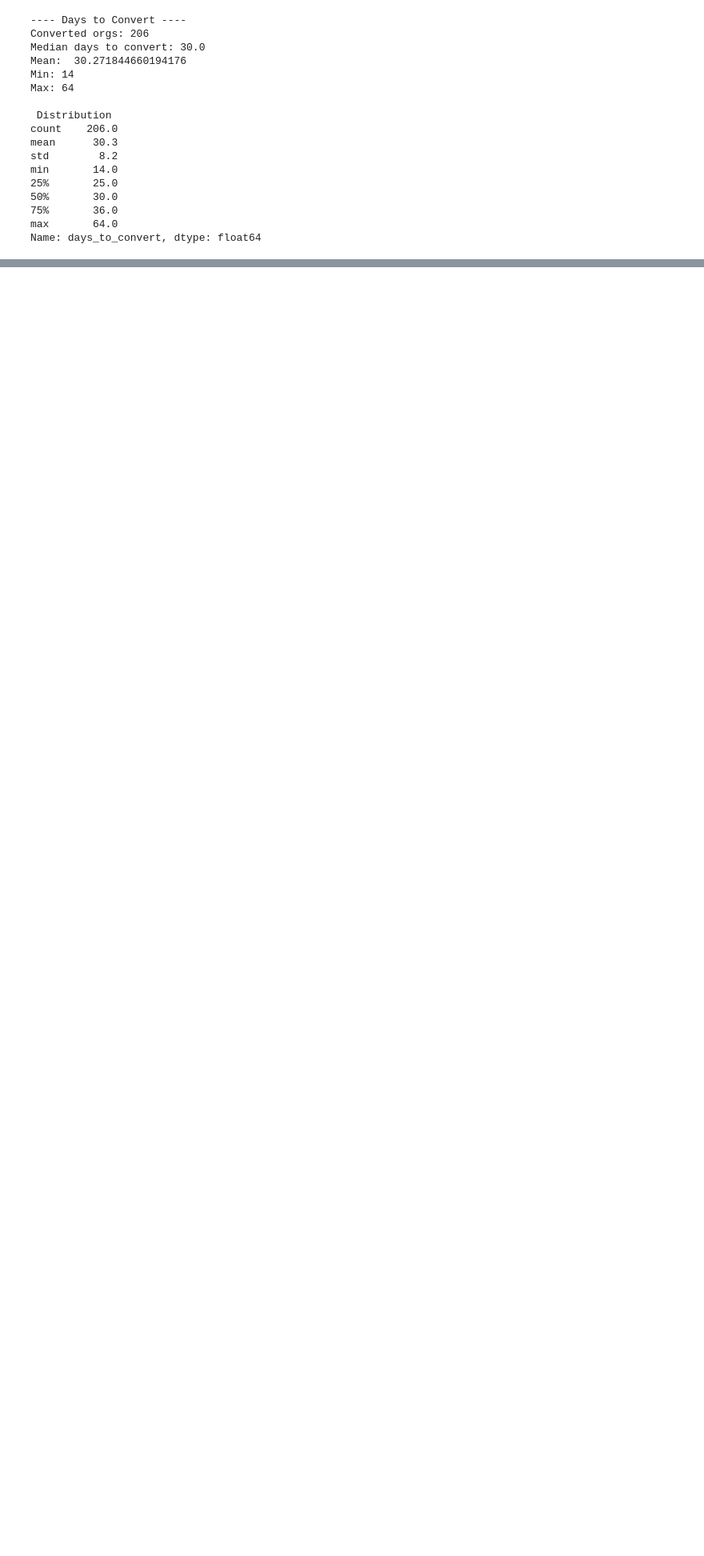
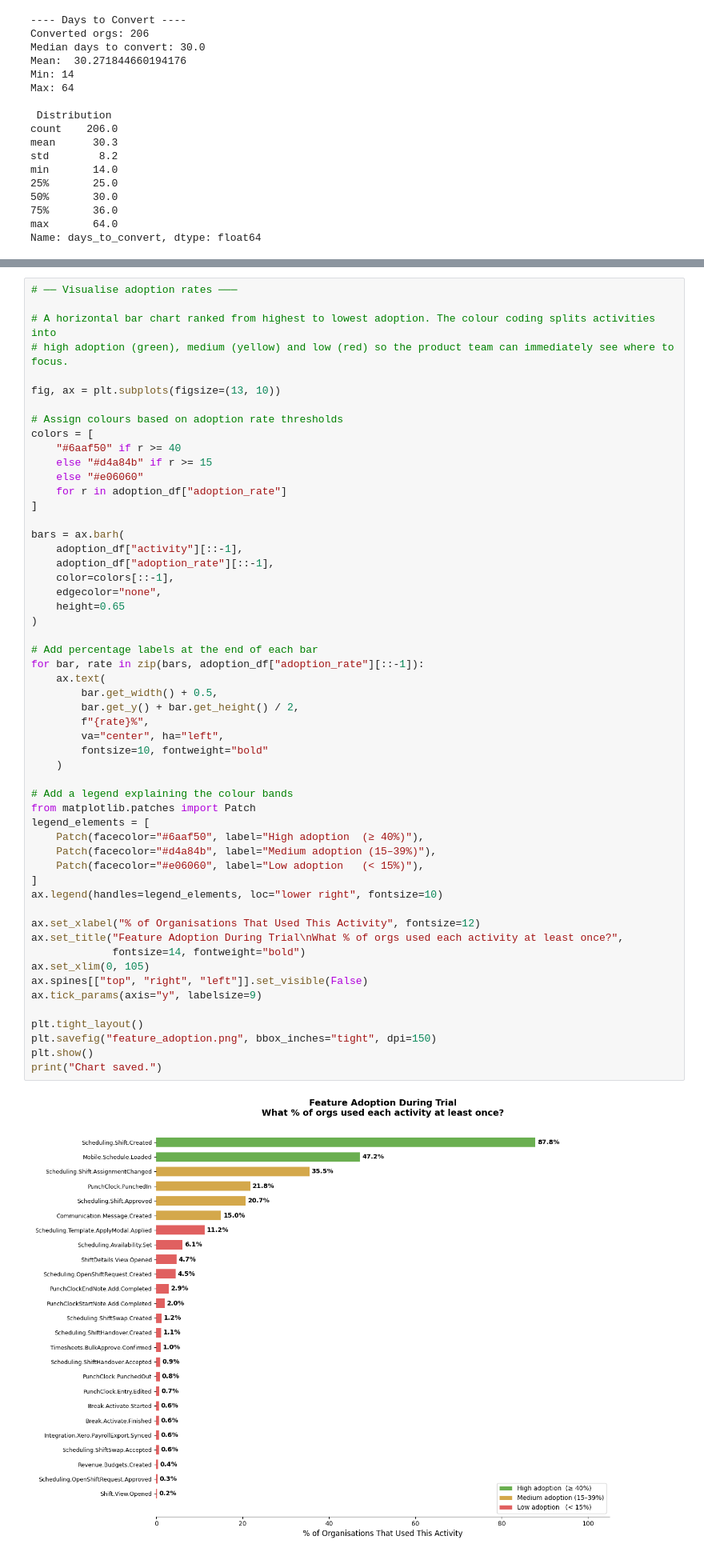
Before and after one commit to data-by-kaka/trial-conversion-analysis, a Jupyter notebook: Notebooks/02_Task.ipynb, the cells around one changed output, grey strips where cells are left out. Shown at 80% size. Drawn from its saved outputs; the diff is of its cells as text; blank space fills up the shorter version.

```diff
--- a/Notebooks/02_Task.ipynb
+++ b/Notebooks/02_Task.ipynb
@@ -229,0 +487,56 @@ Name: days_to_convert, dtype: float64
+# %%
+# ── Visualise adoption rates ───
+
+# A horizontal bar chart ranked from highest to lowest adoption. The colour coding splits activities into
+# high adoption (green), medium (yellow) and low (red) so the product team can immediately see where to focus.
+
+fig, ax = plt.subplots(figsize=(13, 10))
+
+# Assign colours based on adoption rate thresholds
+colors = [
+    "#6aaf50" if r >= 40
+    else "#d4a84b" if r >= 15
+    else "#e06060"
+    for r in adoption_df["adoption_rate"]
+]
+
+bars = ax.barh(
+    adoption_df["activity"][::-1],
+    adoption_df["adoption_rate"][::-1],
+    color=colors[::-1],
+    edgecolor="none",
+    height=0.65
+)
+
+# Add percentage labels at the end of each bar
+for bar, rate in zip(bars, adoption_df["adoption_rate"][::-1]):
+    ax.text(
+        bar.get_width() + 0.5,
+        bar.get_y() + bar.get_height() / 2,
+        f"{rate}%",
+        va="center", ha="left",
+        fontsize=10, fontweight="bold"
+    )
+
+# Add a legend explaining the colour bands
+from matplotlib.patches import Patch
+legend_elements = [
+    Patch(facecolor="#6aaf50", label="High adoption  (≥ 40%)"),
+    Patch(facecolor="#d4a84b", label="Medium adoption (15–39%)"),
+    Patch(facecolor="#e06060", label="Low adoption   (< 15%)"),
+]
+ax.legend(handles=legend_elements, loc="lower right", fontsize=10)
+
+ax.set_xlabel("% of Organisations That Used This Activity", fontsize=12)
+ax.set_title("Feature Adoption During Trial\nWhat % of orgs used each activity at least once?",
+             fontsize=14, fontweight="bold")
+ax.set_xlim(0, 105)
+ax.spines[["top", "right", "left"]].set_visible(False)
+ax.tick_params(axis="y", labelsize=9)
+
+plt.tight_layout()
+plt.savefig("feature_adoption.png", bbox_inches="tight", dpi=150)
+plt.show()
+print("Chart saved.")
+# %% [output]
+[figure, added]
```
Also changed, not shown: parts of 16 cells of this notebook, 5 other files.
